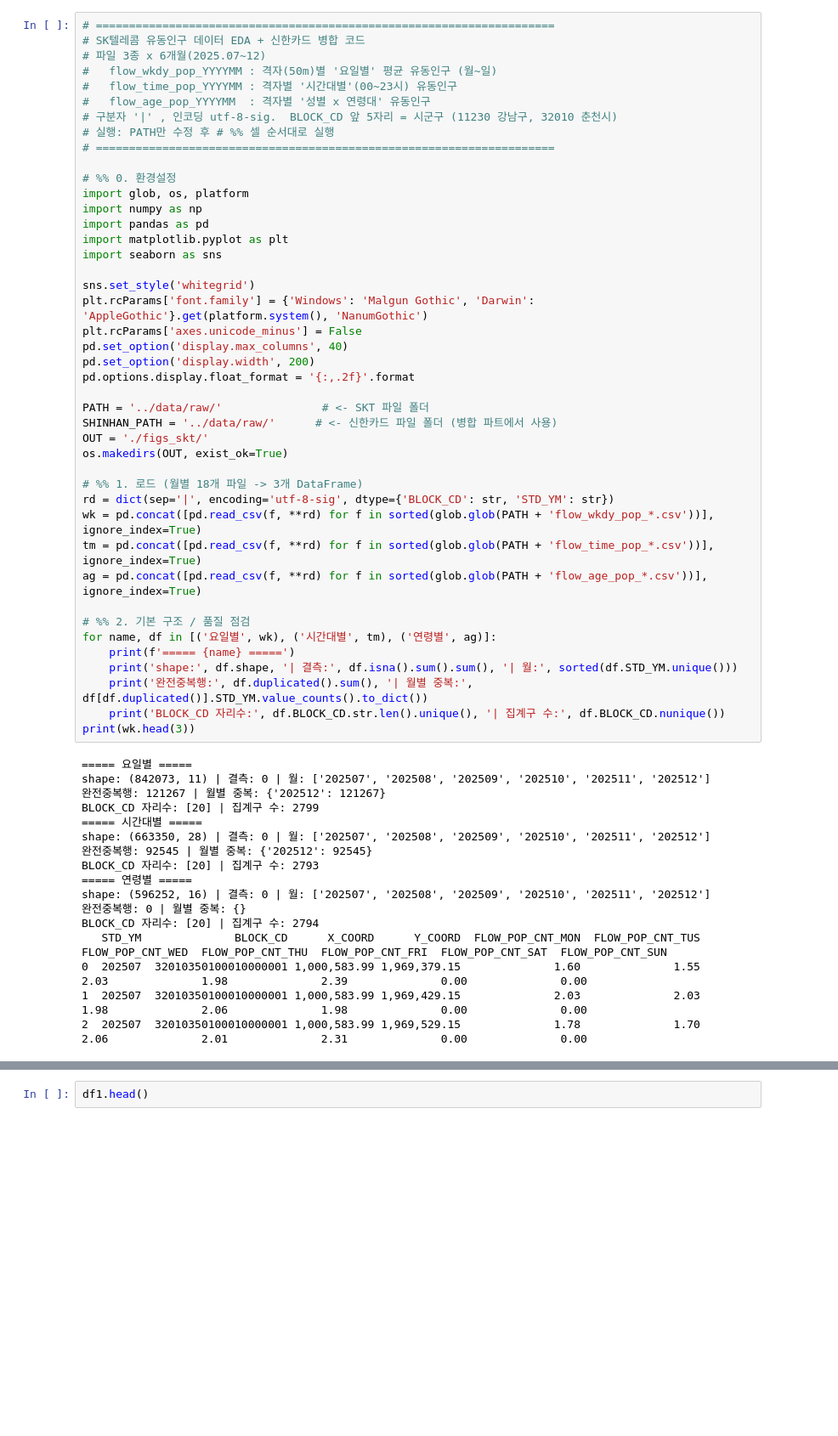
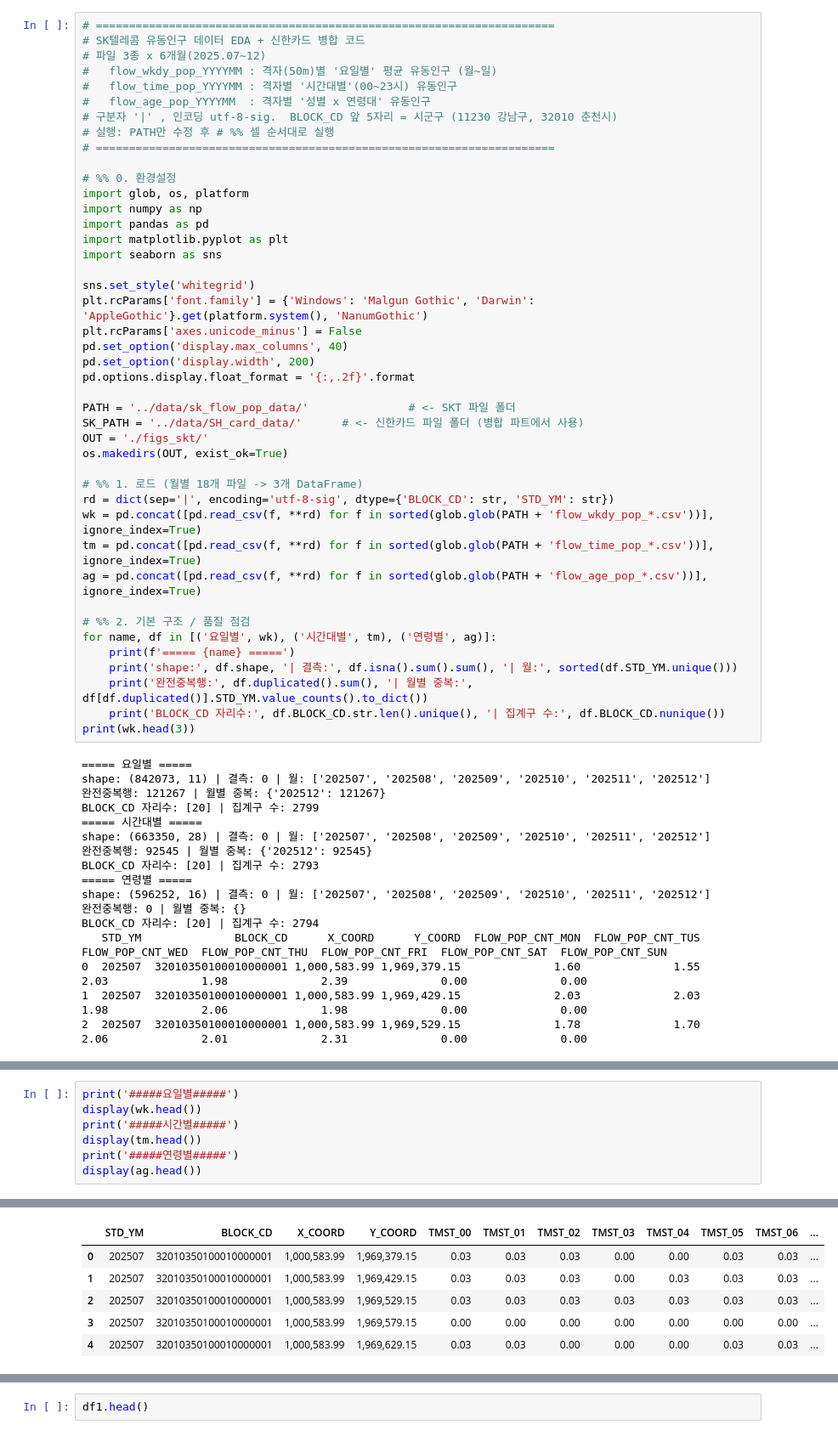
Before and after one commit to wheemin-2/BigContest_2026, a Jupyter notebook: notebooks/EDA_0.ipynb, the cells around one changed output, grey strips where cells are left out. Shown at 85% size. Drawn from its saved outputs; the diff is of its cells as text; blank space fills up the shorter version.

Commit message:
modify data path

```diff
--- a/notebooks/EDA_0.ipynb
+++ b/notebooks/EDA_0.ipynb
@@ -374,8 +374,8 @@ pd.set_option('display.max_columns', 40)
 pd.set_option('display.width', 200)
 pd.options.display.float_format = '{:,.2f}'.format
 
-PATH = '../data/raw/'               # <- SKT 파일 폴더
-SHINHAN_PATH = '../data/raw/'      # <- 신한카드 파일 폴더 (병합 파트에서 사용)
+PATH = '../data/sk_flow_pop_data/'               # <- SKT 파일 폴더
+SK_PATH = '../data/SH_card_data/'      # <- 신한카드 파일 폴더 (병합 파트에서 사용)
 OUT = './figs_skt/'
 os.makedirs(OUT, exist_ok=True)
 
@@ -411,0 +425,8 @@ BLOCK_CD 자리수: [20] | 집계구 수: 2794
+# %%
+print('#####요일별#####')
+display(wk.head())
+print('#####시간별#####')
+display(tm.head())
+print('#####연령별#####')
+display(ag.head())
+# %% [output]
@@ -411,0 +441,6 @@ BLOCK_CD 자리수: [20] | 집계구 수: 2794
+|  | STD_YM | BLOCK_CD | X_COORD | Y_COORD | TMST_00 | TMST_01 | TMST_02 | TMST_03 | TMST_04 | TMST_05 | TMST_06 | ... |
+| 0 | 202507 | 32010350100010000001 | 1,000,583.99 | 1,969,379.15 | 0.03 | 0.03 | 0.03 | 0.00 | 0.00 | 0.03 | 0.03 | ... |
+| 1 | 202507 | 32010350100010000001 | 1,000,583.99 | 1,969,429.15 | 0.03 | 0.03 | 0.03 | 0.00 | 0.03 | 0.03 | 0.03 | ... |
+| 2 | 202507 | 32010350100010000001 | 1,000,583.99 | 1,969,529.15 | 0.03 | 0.03 | 0.03 | 0.03 | 0.03 | 0.03 | 0.03 | ... |
+| 3 | 202507 | 32010350100010000001 | 1,000,583.99 | 1,969,579.15 | 0.00 | 0.00 | 0.00 | 0.00 | 0.00 | 0.00 | 0.00 | ... |
+| 4 | 202507 | 32010350100010000001 | 1,000,583.99 | 1,969,629.15 | 0.03 | 0.03 | 0.00 | 0.00 | 0.00 | 0.03 | 0.03 | ... |
```
Also changed, not shown: parts of 4 cells of this notebook.
